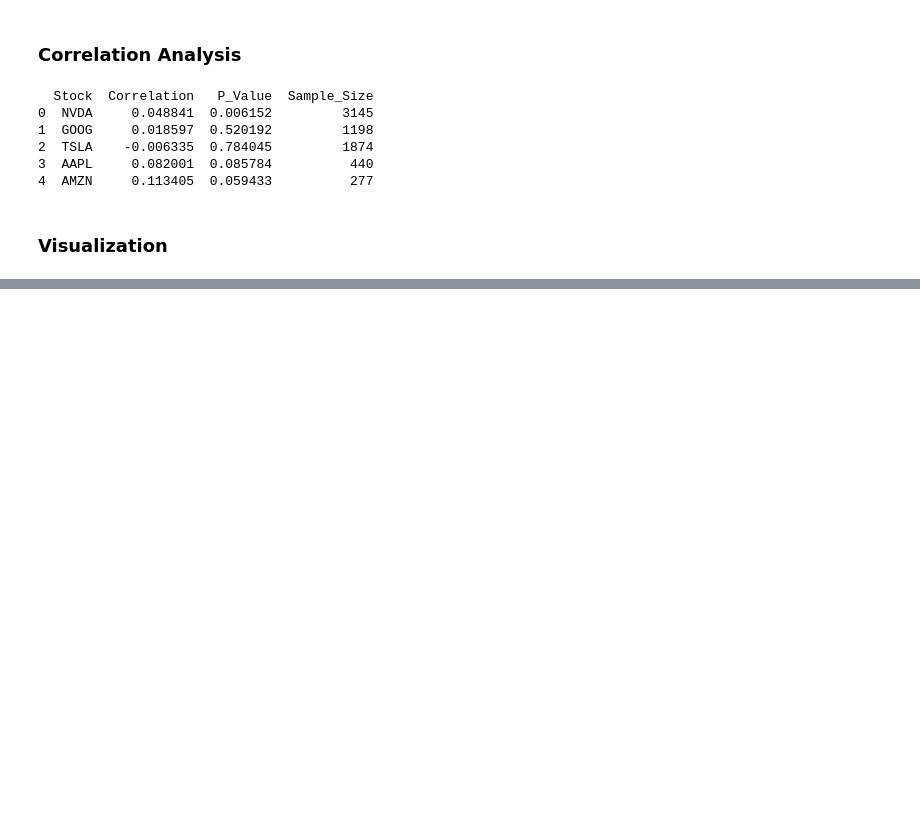
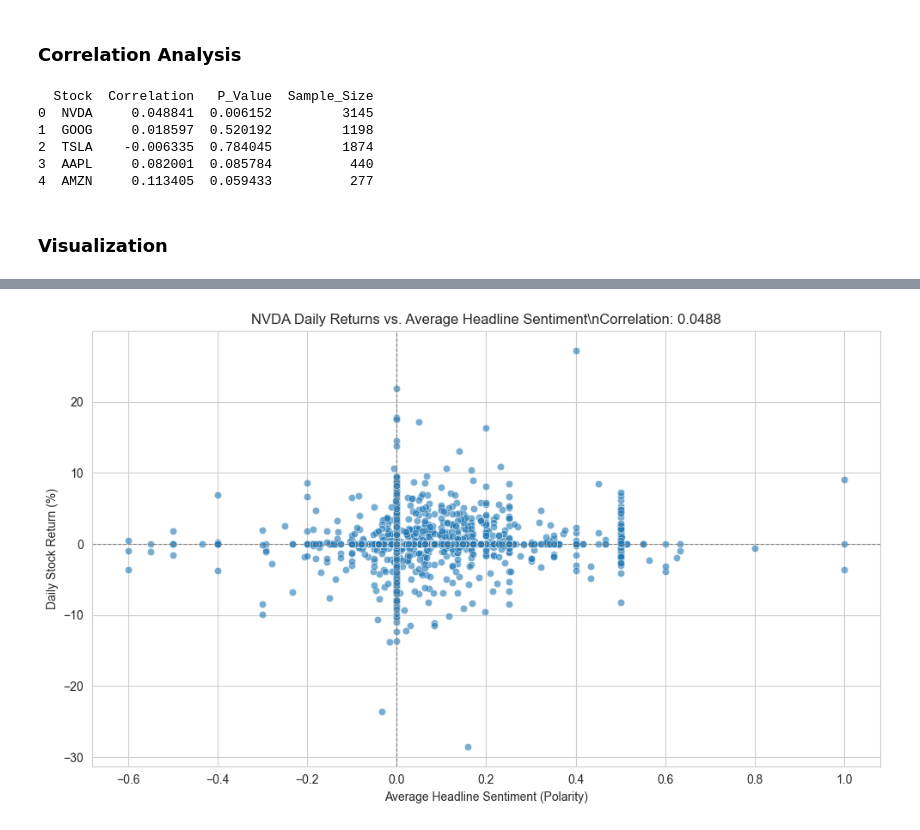
Before and after one commit to GedionAfework/nova-financial-analysis, a Jupyter notebook: notebooks/correlation_news_stock.ipynb, the cells around one changed output, grey strips where cells are left out. Drawn from its saved outputs; the diff is of its cells as text; code cells hidden in the pictures; blank space fills up the shorter version.

Commit message:
I did the correlation of the stocks

```diff
--- a/notebooks/correlation_news_stock.ipynb
+++ b/notebooks/correlation_news_stock.ipynb
@@ -159,0 +161,86 @@ TSLA     -0.006335
+# %%
+
+
+try:
+    news_with_sentiment = pd.read_csv('../data/news_with_sentiment.csv')
+    stock_with_returns = pd.read_csv('../data/stock_with_returns.csv')
+except FileNotFoundError:
+    print("Ensure 'news_with_sentiment.csv' and 'stock_with_returns.csv' are in the '../data/' directory.")
+    exit()
+
+news_with_sentiment['Date'] = pd.to_datetime(news_with_sentiment['Date'])
+stock_with_returns['Date'] = pd.to_datetime(stock_with_returns['Date'])
+
+daily_sentiment = news_with_sentiment.groupby(['Date', 'Stock'])['Sentiment'].mean().reset_index()
+daily_sentiment.rename(columns={'Sentiment': 'Avg_Sentiment'}, inplace=True)
+
+merged_analysis_data = pd.merge(daily_sentiment, stock_with_returns[['Date', 'Stock', 'Daily_Return']],
+                                on=['Date', 'Stock'], how='inner')
+
+merged_analysis_data.dropna(subset=['Daily_Return', 'Avg_Sentiment'], inplace=True)
+
+print("Merged Data for Correlation Analysis Head:")
+print(merged_analysis_data.head())
+print("\nMerged Data for Correlation Analysis Info:")
+merged_analysis_data.info()
+
+correlation_results = {}
+stocks = merged_analysis_data['Stock'].unique()
+
+print("\n--- Correlation Analysis ---")
+for stock in stocks:
+    stock_df = merged_analysis_data[merged_analysis_data['Stock'] == stock]
+
+    if len(stock_df) > 1:
+        correlation, _ = pearsonr(stock_df['Avg_Sentiment'], stock_df['Daily_Return'])
+        correlation_results[stock] = correlation
+        print(f"Correlation for {stock}: {correlation:.4f}")
+    else:
+        correlation_results[stock] = np.nan
+        print(f"Not enough data to calculate correlation for {stock}")
+
+sns.set_style("whitegrid")
+plt.rcParams['figure.figsize'] = (10, 6)
+
+print("\n--- Visualizations (Scatter Plots) ---")
+for stock in stocks:
+    stock_df = merged_analysis_data[merged_analysis_data['Stock'] == stock]
+
+    if len(stock_df) > 1:
+        plt.figure()
+        sns.scatterplot(x='Avg_Sentiment', y='Daily_Return', data=stock_df, alpha=0.6)
+        plt.title(f'{stock} Daily Returns vs. Average Headline Sentiment\\nCorrelation: {correlation_results[stock]:.4f}')
+        plt.xlabel('Average Headline Sentiment (Polarity)')
+        plt.ylabel('Daily Stock Return (%)')
+        plt.grid(True)
+        plt.axhline(0, color='grey', linestyle='--', linewidth=0.8)
+        plt.axvline(0, color='grey', linestyle='--', linewidth=0.8)
+        plt.tight_layout()
+        plt.show()
+    else:
+        print(f"Skipping scatter plot for {stock} due to insufficient data.")
+
+print("\n--- Summary of Correlation Results ---")
+for stock, corr in correlation_results.items():
+    if not np.isnan(corr):
+        print(f"{stock}: Pearson Correlation = {corr:.4f}")
+    else:
+        print(f"{stock}: Not enough data for correlation.")
+
+print("\n--- Heatmap of Sentiment-Return Correlations ---")
+
+corr_df = pd.DataFrame.from_dict(correlation_results, orient='index', columns=['Sentiment_Return_Correlation'])
+
+corr_df.dropna(inplace=True)
+
+if not corr_df.empty:
+    plt.figure(figsize=(6, 8))
+    sns.heatmap(corr_df, annot=True, cmap='coolwarm', fmt=".4f", cbar=True,
+                linewidths=.5, linecolor='black')
+    plt.title('Pearson Correlation: Headline Sentiment vs. Daily Stock Returns')
+    plt.ylabel('Stock')
+    plt.yticks(rotation=0)
+    plt.show()
+else:
+    print("No valid correlations to display in heatmap.")
+# %% [output]
@@ -159,0 +264 @@ TSLA     -0.006335
+[figure, added]
```
Also changed, not shown: parts of 3 cells of this notebook.
